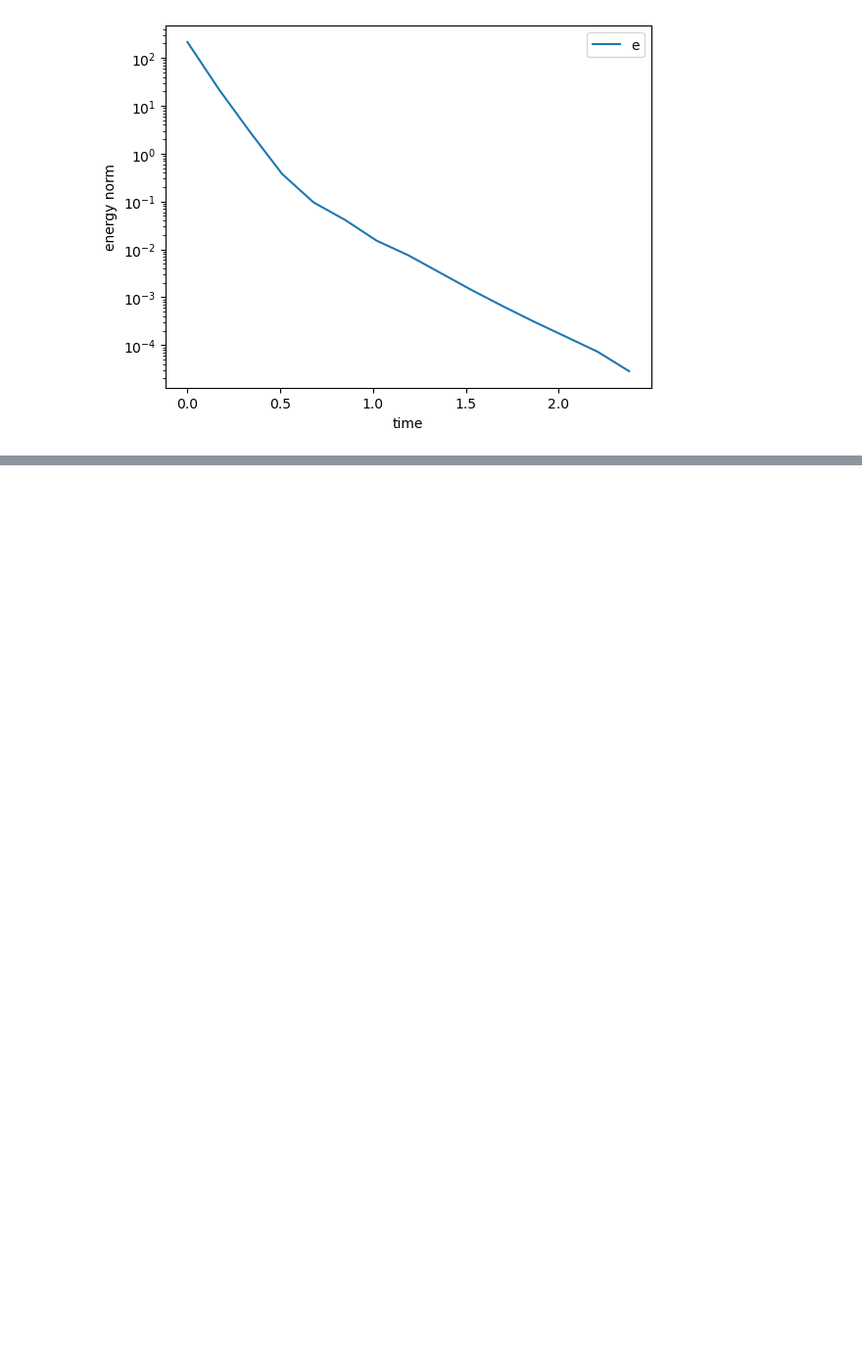
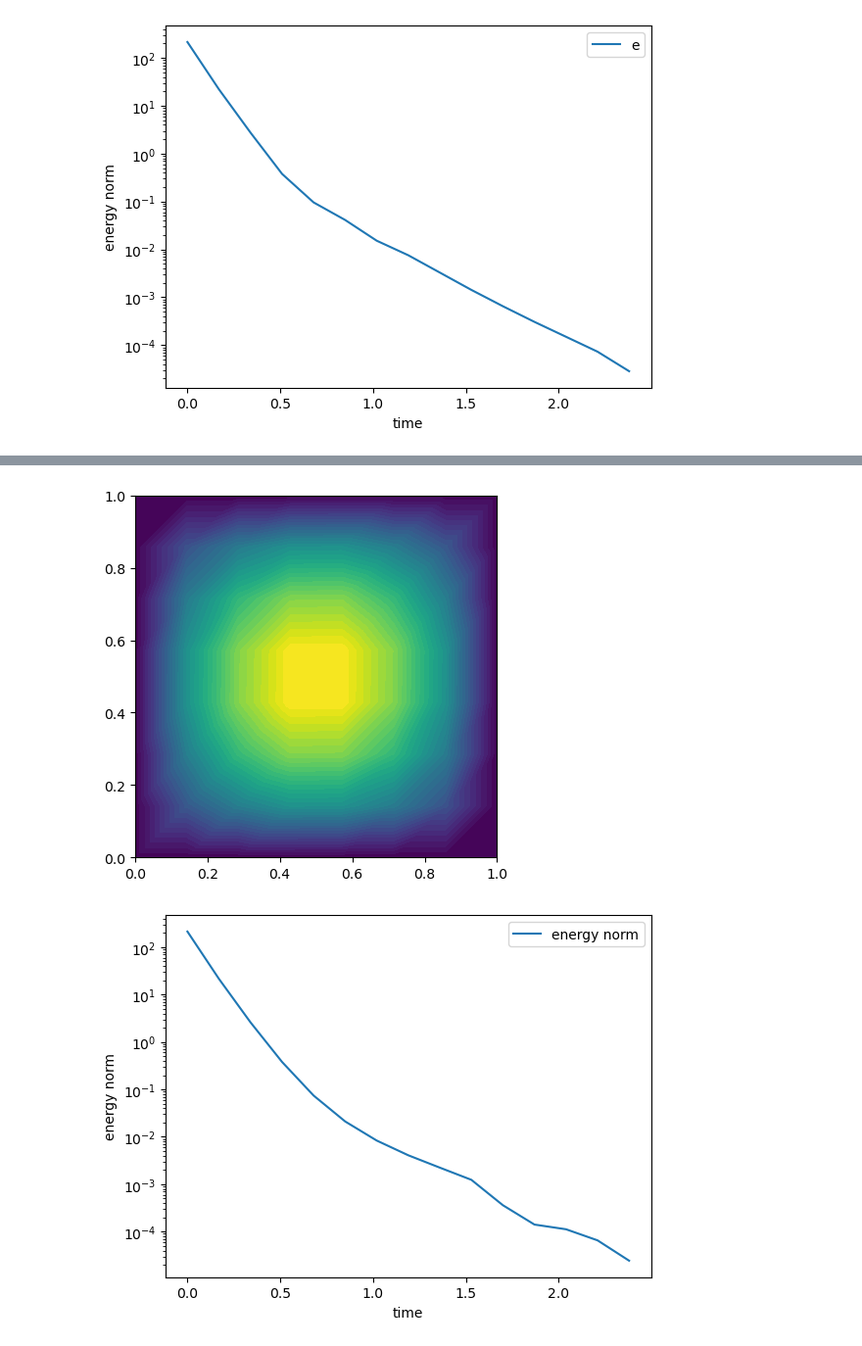
Before and after one commit to Naokikiki/Random_heat, a Jupyter notebook: random_heat/DLR.ipynb, the cells around one changed output, grey strips where cells are left out. Shown: that part at 98% size. Cells and saved outputs as stored; diff of their text form; code cells hidden in the pictures; blank space fills up the shorter version.

```diff
--- a/random_heat/DLR.ipynb
+++ b/random_heat/DLR.ipynb
@@ -475,0 +451,6 @@ Solving linear variational problem.
+# %%
+random_heat.plot_field()
+random_heat.plot_norm()
+# %% [output]
+[figure, added]
+[figure, added]
```
Also changed, not shown: parts of 4 cells of this notebook.
